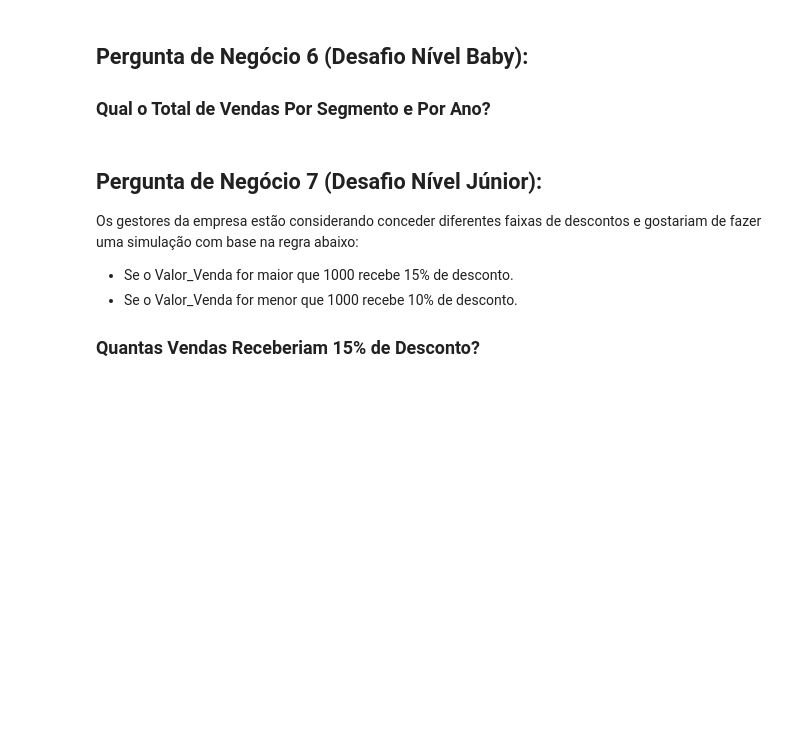
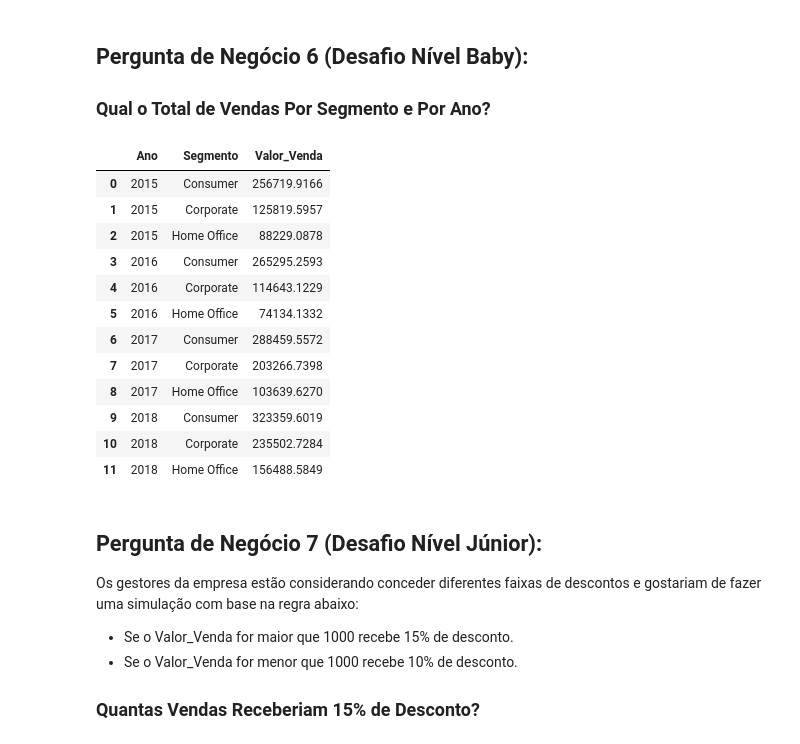
Before and after one commit to DraculK/DSA_Project_2, a Jupyter notebook: Projeto2.ipynb, the cells around one changed output. Cells and saved outputs as stored; diff of their text form; code cells hidden in the pictures; blank space fills up the shorter version.

```diff
--- a/Projeto2.ipynb
+++ b/Projeto2.ipynb
@@ -213,6 +213,24 @@ plt.show()
 ## Pergunta de Negócio 6 (Desafio Nível Baby):
 
 ### Qual o Total de Vendas Por Segmento e Por Ano?
+# %%
+df_dsa['Ano'] = df_dsa['Data_Pedido'].apply(lambda x: pd.Series(str(x).split('/')[2]))
+# %%
+df_dsa.groupby(['Ano', 'Segmento'])['Valor_Venda'].sum().reset_index()
+# %% [output]
+|  | Ano | Segmento | Valor_Venda |
+| 0 | 2015 | Consumer | 256719.9166 |
+| 1 | 2015 | Corporate | 125819.5957 |
+| 2 | 2015 | Home Office | 88229.0878 |
+| 3 | 2016 | Consumer | 265295.2593 |
+| 4 | 2016 | Corporate | 114643.1229 |
+| 5 | 2016 | Home Office | 74134.1332 |
+| 6 | 2017 | Consumer | 288459.5572 |
+| 7 | 2017 | Corporate | 203266.7398 |
+| 8 | 2017 | Home Office | 103639.6270 |
+| 9 | 2018 | Consumer | 323359.6019 |
+| 10 | 2018 | Corporate | 235502.7284 |
+| 11 | 2018 | Home Office | 156488.5849 |
 # %% [markdown]
 ## Pergunta de Negócio 7 (Desafio Nível Júnior):
 
```
Also changed, not shown: parts of 3 cells of this notebook.
